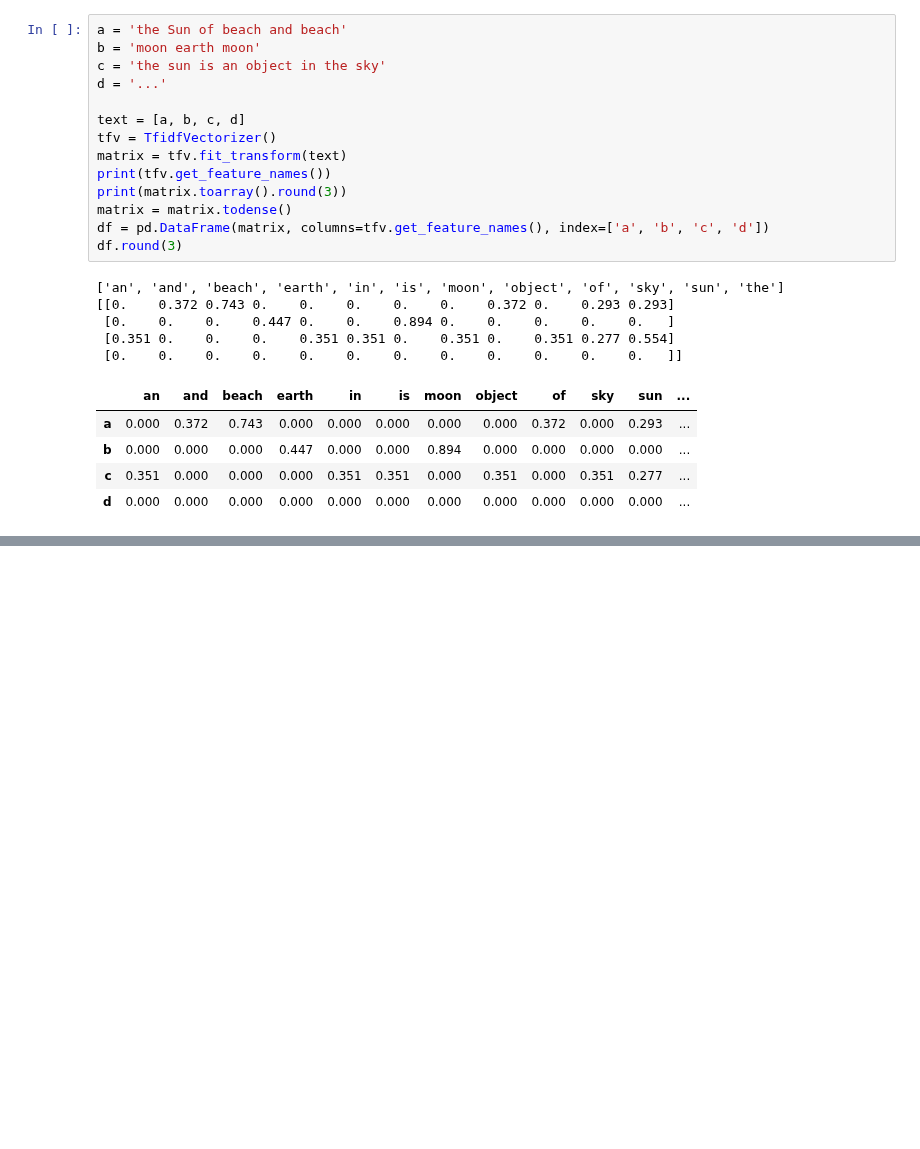
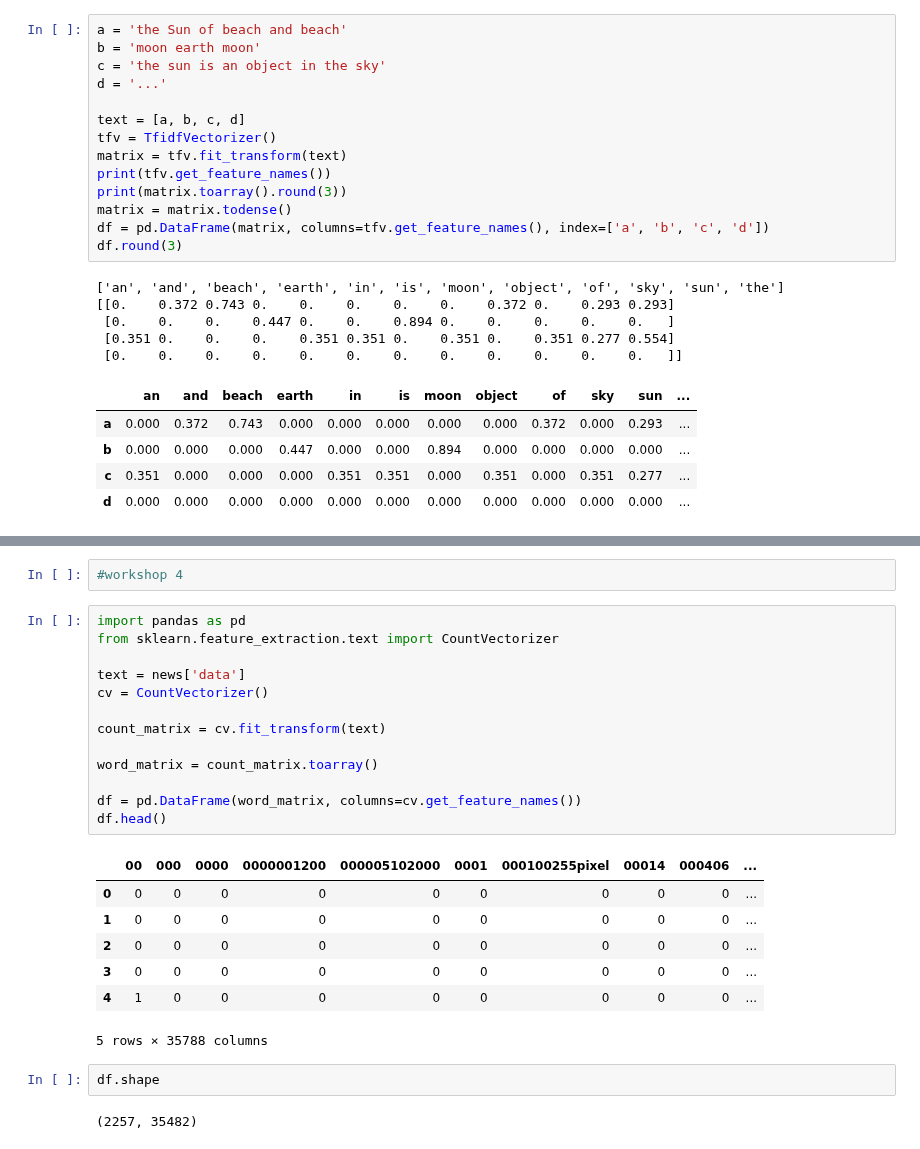
Before and after one commit to aukrit1993/my_machine_learning, a Jupyter notebook: chapter_23.ipynb, the cells around one changed output, grey strips where cells are left out. Drawn from its saved outputs; the diff is of its cells as text; blank space fills up the shorter version.

Commit message:
workshop 7

```diff
--- a/chapter_23.ipynb
+++ b/chapter_23.ipynb
@@ -77,0 +144,27 @@ df.round(3)
+# %%
+#workshop 4
+# %%
+import pandas as pd
+from sklearn.feature_extraction.text import CountVectorizer
+
+text = news['data']
+cv = CountVectorizer()
+
+count_matrix = cv.fit_transform(text)
+
+word_matrix = count_matrix.toarray()
+
+df = pd.DataFrame(word_matrix, columns=cv.get_feature_names())
+df.head()
+# %% [output]
+|  | 00 | 000 | 0000 | 0000001200 | 000005102000 | 0001 | 000100255pixel | 00014 | 000406 | ... |
+| 0 | 0 | 0 | 0 | 0 | 0 | 0 | 0 | 0 | 0 | ... |
+| 1 | 0 | 0 | 0 | 0 | 0 | 0 | 0 | 0 | 0 | ... |
+| 2 | 0 | 0 | 0 | 0 | 0 | 0 | 0 | 0 | 0 | ... |
+| 3 | 0 | 0 | 0 | 0 | 0 | 0 | 0 | 0 | 0 | ... |
+| 4 | 1 | 0 | 0 | 0 | 0 | 0 | 0 | 0 | 0 | ... |
+5 rows × 35788 columns
+# %%
+df.shape
+# %% [output]
+(2257, 35482)
```
Also changed, not shown: parts of 19 cells of this notebook.
